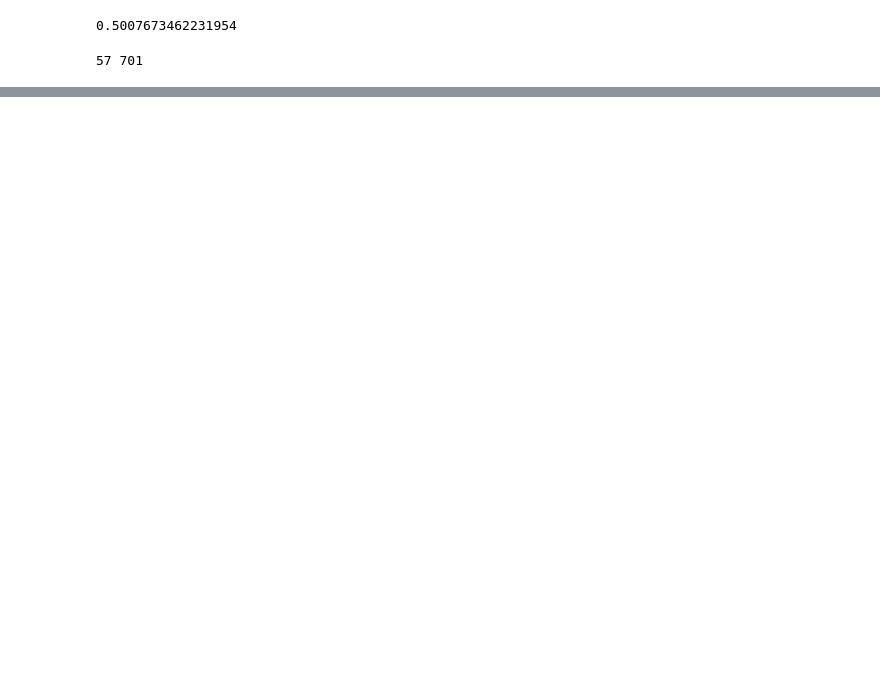
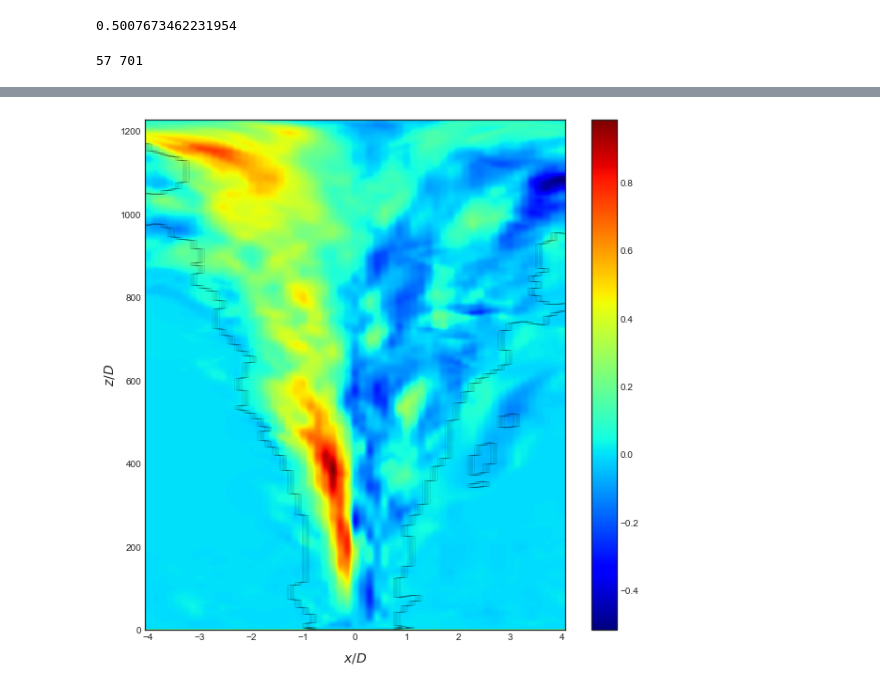
Before and after one commit to thanhtrant219/WRF-bLES-PyPlume, a Jupyter notebook: HighFrequencyProfile.ipynb, the cells around one changed output, grey strips where cells are left out. Saved outputs shown, nothing was run; the diff lists cells and outputs as text; code cells hidden in the pictures; blank space fills up the shorter version.

```diff
--- a/HighFrequencyProfile.ipynb
+++ b/HighFrequencyProfile.ipynb
@@ -17,19 +17,19 @@ threshold = p1_metadata.threshold
 #Path to data folder
 folder = r'C:\Users\thanh\OneDrive - University of Texas at San Antonio\Data\nlb.HF.CO2.h.5.0\instantaneous'
 # %%
-# # Combining all CSV files into one matfile
-# # You only do this once
-# # Take long time about 1h
-# nx = 57
-# start = time()
-# pl.hf_csv2mat(folder,"QP",nx)
-# pl.hf_csv2mat(folder,"PR",nx)
-# pl.hf_csv2mat(folder,"TH",nx)
-# pl.hf_csv2mat(folder,"UU",nx)
-# pl.hf_csv2mat(folder,"VV",nx)
-# pl.hf_csv2mat(folder,"WW",nx)
-# end = time()
-# print((end-start)/60)
+# Combining all CSV files into one matfile
+# You only do this once
+# Take long time about 1h
+nx = 57
+start = time()
+pl.hf_csv2mat(folder,"QP",nx)
+pl.hf_csv2mat(folder,"PR",nx)
+pl.hf_csv2mat(folder,"TH",nx)
+pl.hf_csv2mat(folder,"UU",nx)
+pl.hf_csv2mat(folder,"VV",nx)
+pl.hf_csv2mat(folder,"WW",nx)
+end = time()
+print((end-start)/60)
 # %%
 def hf_contour(data,interface,dx,dz,D,threshold,title):
     import numpy as np
@@ -77,3 +79,7 @@ print("Minutes: ",round((end-start)/60,2))
 # %%
-hf_contour(hf_profile1.Re_stress_UW,hf_profile1.interface,nx,nz,D,threshold,"Reynolds Stress UW")
+# Contour Plot
+plotdata = hf_profile1.Re_stress_UW
+hf_contour(plotdata,hf_profile1.interface,nx,nz,D,threshold,"Reynolds Stress UW")
+# %% [output]
+[figure, added]
 # %%
```
Also changed, not shown: parts of 2 cells of this notebook.
